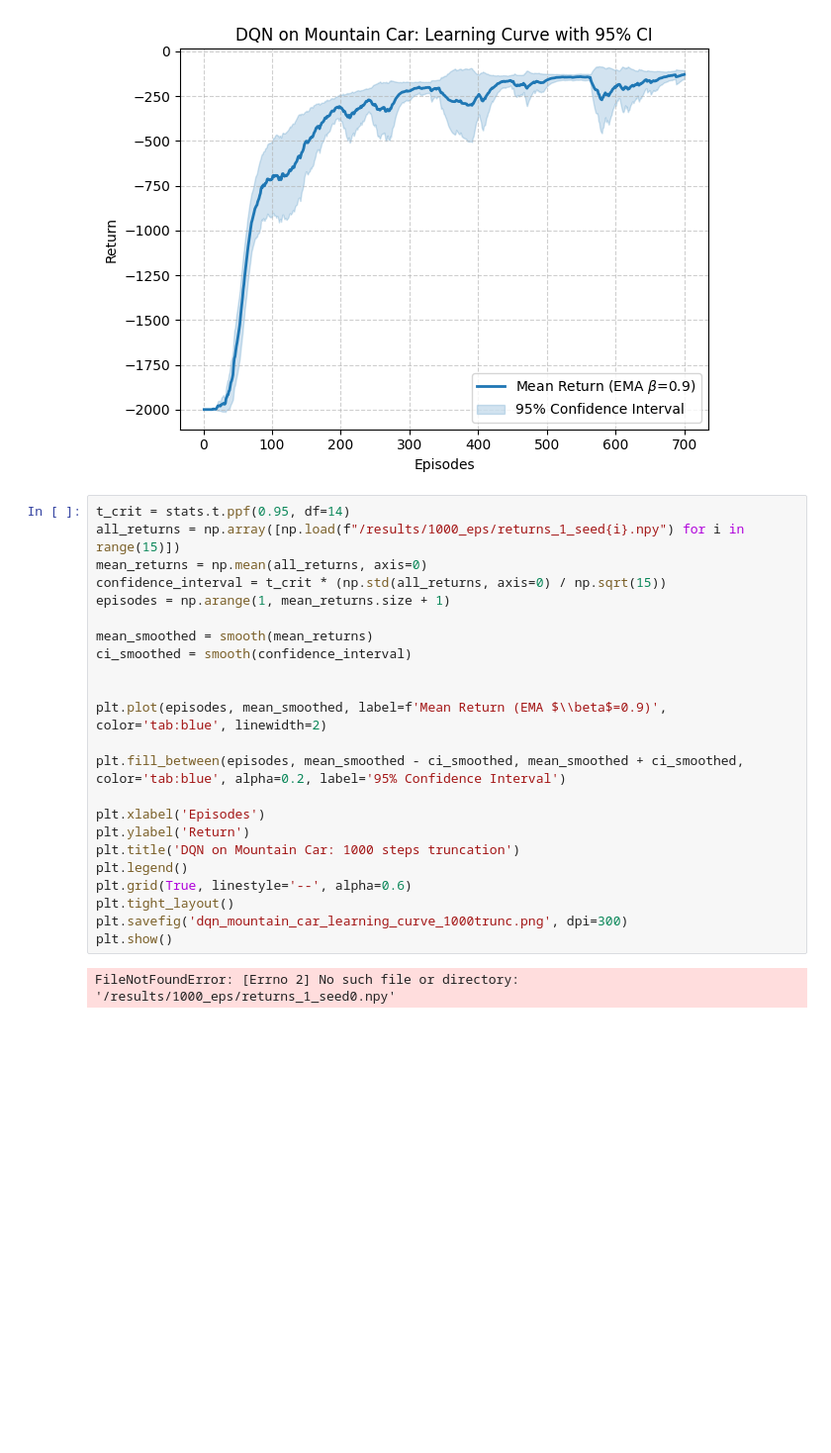
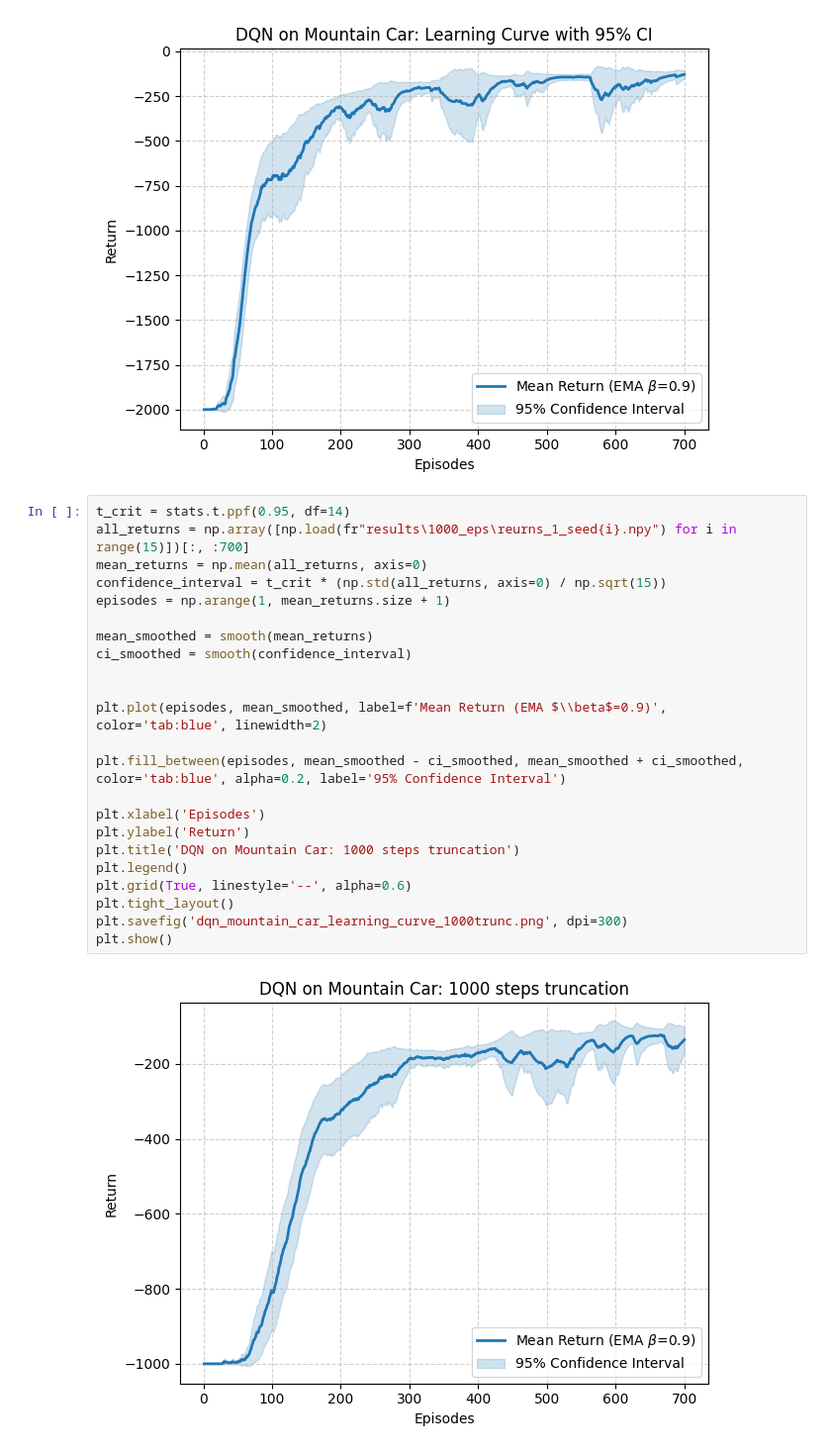
Before and after one commit to NagasaiManda/Assignment-2, a Jupyter notebook: PA2.ipynb, the cells around one changed output. Shown at 99% size. Cells and saved outputs as stored; diff of their text form; blank space fills up the shorter version.

```diff
--- a/PA2.ipynb
+++ b/PA2.ipynb
@@ -368,26 +368,26 @@ plt.show()
 [figure]
 # %%
 t_crit = stats.t.ppf(0.95, df=14)
-all_returns = np.array([np.load(f"/results/1000_eps/returns_1_seed{i}.npy") for i in range(15)])
+all_returns = np.array([np.load(fr"results\1000_eps\reurns_1_seed{i}.npy") for i in range(15)])[:, :700]
 mean_returns = np.mean(all_returns, axis=0)
 confidence_interval = t_crit * (np.std(all_returns, axis=0) / np.sqrt(15))
 episodes = np.arange(1, mean_returns.size + 1)
 
 mean_smoothed = smooth(mean_returns)
 ci_smoothed = smooth(confidence_interval)
 
 
 plt.plot(episodes, mean_smoothed, label=f'Mean Return (EMA $\\beta$=0.9)', color='tab:blue', linewidth=2)
 
 plt.fill_between(episodes, mean_smoothed - ci_smoothed, mean_smoothed + ci_smoothed, color='tab:blue', alpha=0.2, label='95% Confidence Interval')
 
 plt.xlabel('Episodes')
 plt.ylabel('Return')
 plt.title('DQN on Mountain Car: 1000 steps truncation')
 plt.legend()
 plt.grid(True, linestyle='--', alpha=0.6)
 plt.tight_layout()
 plt.savefig('dqn_mountain_car_learning_curve_1000trunc.png', dpi=300)
 plt.show()
 # %% [output]
-FileNotFoundError: [Errno 2] No such file or directory: '/results/1000_eps/returns_1_seed0.npy'
+[figure, added]
```
Also changed, not shown: parts of 1 cell of this notebook.
